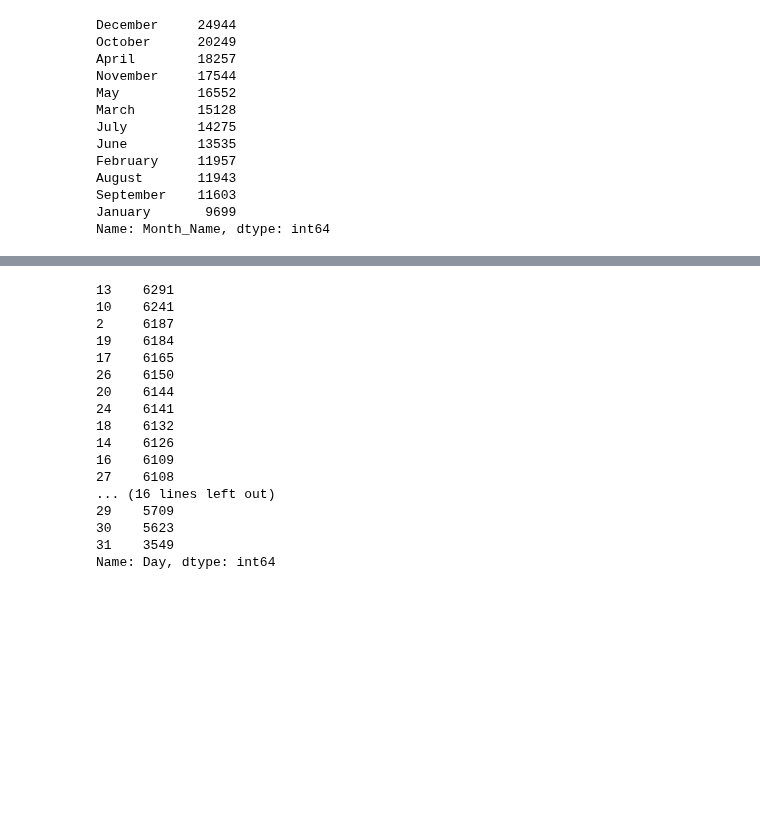
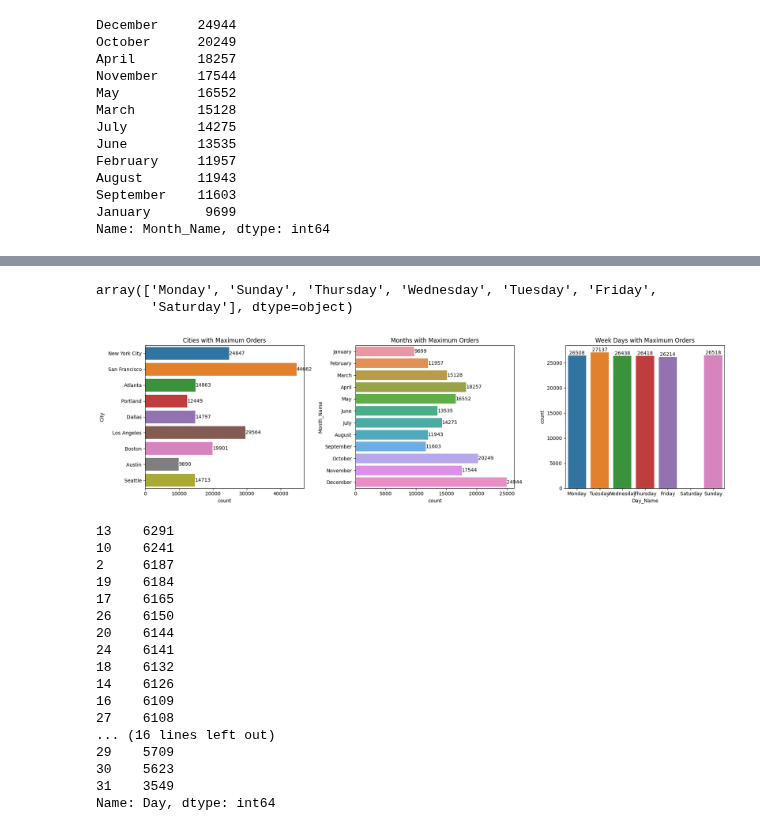
Before and after one commit to Akshay-Paunikar/Statistics_for_Data_Science, a Jupyter notebook: Complete_Statistics_Implementation_for_Data_Science.ipynb, the cells around one changed output, grey strips where cells are left out. Drawn from its saved outputs; the diff is of its cells as text; code cells hidden in the pictures; blank space fills up the shorter version.

```diff
--- a/Complete_Statistics_Implementation_for_Data_Science.ipynb
+++ b/Complete_Statistics_Implementation_for_Data_Science.ipynb
@@ -272,3 +284,43 @@ Name: Month_Name, dtype: int64
+# %%
+data['Day_Name'].unique()
+# %% [output]
+array(['Monday', 'Sunday', 'Thursday', 'Wednesday', 'Tuesday', 'Friday',
+       'Saturday'], dtype=object)
+# %%
+plt.figure(figsize=(18,5))
+
+# Cities with Maximum Orders
+ax1 = plt.subplot2grid((1,3),(0,0))
+
+sns.countplot(data=data, y='City', ax=ax1)
+for i in ax1.containers:
+    plt.bar_label(i)
+plt.title("Cities with Maximum Orders")
+
+# Months with Maximum Orders
+ax2 = plt.subplot2grid((1,3),(0,1))
+
+order = ['January', 'February', 'March', 'April', 'May', 'June', 'July', 'August', 'September', 'October', 'November', 'December']
+
+sns.countplot(data=data, y='Month_Name', ax=ax2, order=order)
+for i in ax2.containers:
+    plt.bar_label(i)
+plt.title("Months with Maximum Orders")
+
+# Week Days with Maximum Orders
+ax3 = plt.subplot2grid((1,3),(0,2))
+
+order = ['Monday', 'Tuesday', 'Wednesday',  'Thursday', 'Friday',' Saturday', 'Sunday']
+
+sns.countplot(data=data, x='Day_Name', ax=ax3, order=order, palette=sns.color_palette(n_colors=11))
+for i in ax3.containers:
+    plt.bar_label(i)
+plt.title("Week Days with Maximum Orders")
+
+plt.tight_layout()
+plt.show()
+# %% [output]
+[figure, added]
 # %%
 # which date of month has recorded maximum number of orders across all data?
 data['Day'].value_counts().sort_values(ascending=False)
```
Also changed, not shown: parts of 3 cells of this notebook.
